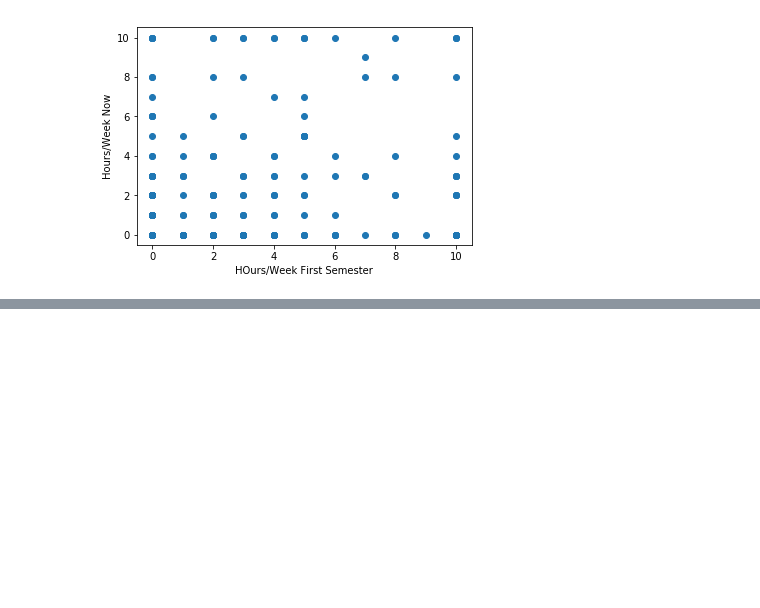
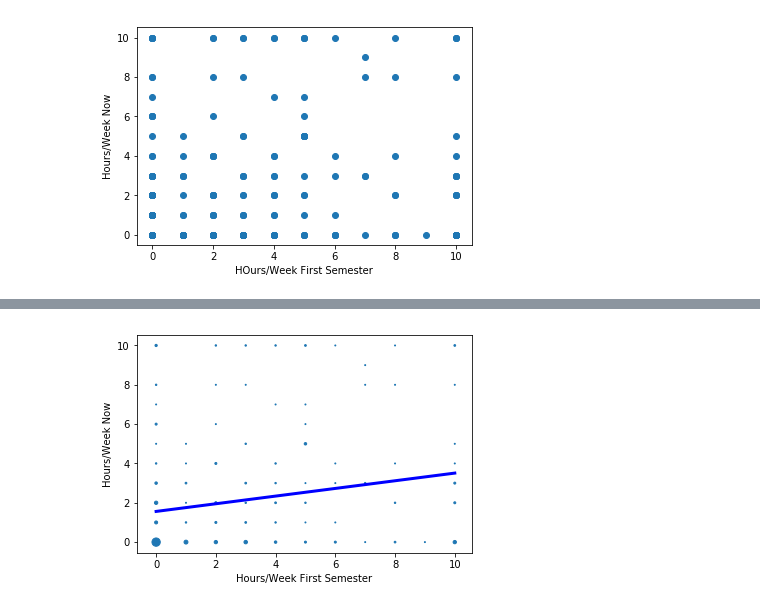
Before and after one commit to emmaling27/sgo-time-investment, a Jupyter notebook: survey_responses_analysis.ipynb, the cells around one changed output, grey strips where cells are left out. Cells and saved outputs as stored; diff of their text form; code cells hidden in the pictures; blank space fills up the shorter version.

```diff
--- a/survey_responses_analysis.ipynb
+++ b/survey_responses_analysis.ipynb
@@ -91,0 +160,4 @@ plt.show()
+# %%
+bubble_counts = np.zeros((11,11))
+relevant_data = list(map(lambda x: [ int(y) for y in x], relevant_data))
+relevant_data
@@ -91,0 +182,3 @@ plt.show()
+# %%
+for pt in relevant_data:
+    bubble_counts[pt[0], pt[1]] += 1
@@ -91,0 +199,4 @@ plt.show()
+# %%
+xs = np.array([[x] * 11 for x in range(11)]).flatten()
+ys = np.array([range(11)] * 11).flatten()
+ys
@@ -91,0 +212,9 @@ plt.show()
+# %%
+plt.plot(range(11), regr.predict(np.array(range(11)).reshape(-1,1)), color='blue', linewidth=3)
+plt.scatter(xs, ys, bubble_counts.flatten())
+plt.xlabel('Hours/Week First Semester')
+plt.ylabel('Hours/Week Now')
+plt.savefig('linear_regression.png')
+plt.show()
+# %% [output]
+[figure, added]
```
Also changed, not shown: parts of 14 cells of this notebook, 3 other files.
